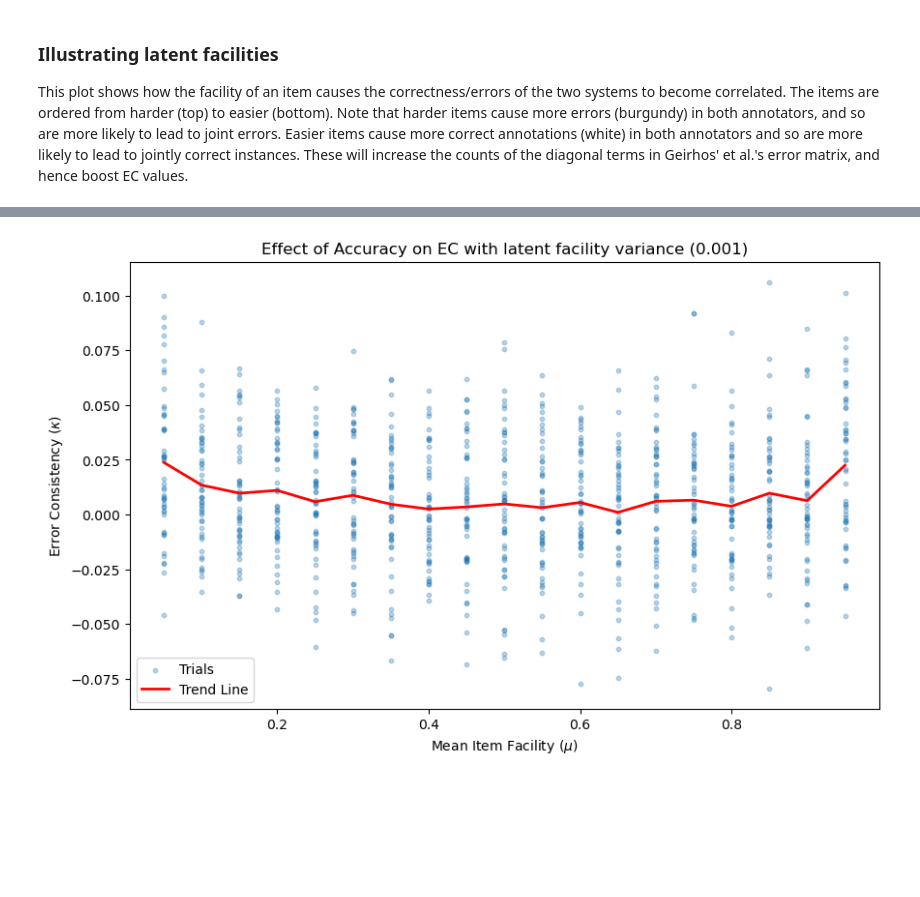
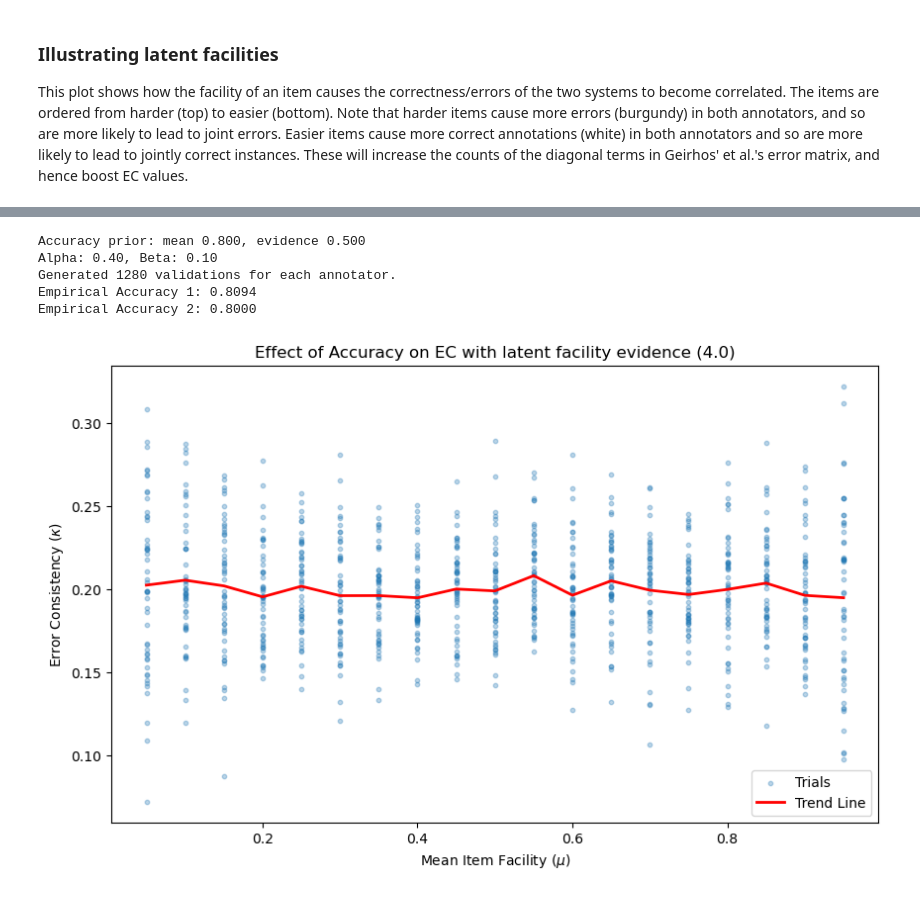
Before and after one commit to lukedickens/alignsim, a Jupyter notebook: notebooks/error_consistency_experiments.ipynb, the cells around one changed output, grey strips where cells are left out. Cells and saved outputs as stored; diff of their text form; code cells hidden in the pictures; blank space fills up the shorter version.

Commit message:
New experiments with fixed evidence rather than variance for latent facility.

```diff
--- a/notebooks/error_consistency_experiments.ipynb
+++ b/notebooks/error_consistency_experiments.ipynb
@@ -171,17 +250,40 @@ Below are a series of cells with the same fixed variance for all experiments in
+# %%
+
+# --- Example Usage ---
+# Aiming for a mean accuracy of 0.8 with a tight variance of 0.02
+N = 1280
+mean_acc = 0.8
+evidence = 0.5
+
+print(f"Accuracy prior: mean {mean_acc:.3f}, evidence {evidence:.3f}")
+dist = get_beta_dist_from_evidence(mean_acc, evidence)
+print(f"Alpha: {dist.args[0]:.2f}, Beta: {dist.args[1]:.2f}")
+
+p_samples, validations1, validations2  = generate_latent_bernoulli_results(N, dist)
+
+print(f"Generated {len(validations1)} validations for each annotator.")
+print(f"Empirical Accuracy 1: {np.mean(validations1):.4f}")
+print(f"Empirical Accuracy 2: {np.mean(validations2):.4f}")
+# %% [output]
+Accuracy prior: mean 0.800, evidence 0.500
+Alpha: 0.40, Beta: 0.10
+Generated 1280 validations for each annotator.
+Empirical Accuracy 1: 0.8094
+Empirical Accuracy 2: 0.8000
 # %%
 # Shared parameters
 means = np.linspace(0.05, 0.95, 19)
 N = 1280
 n_trials=50
 # %%
-fixed_variance = 0.001
-df_sim = run_facility_experiment(means, fixed_variance, N=N, n_trials=n_trials)
+fixed_evidence = 4.0
+df_sim = run_fixed_evidence_latent_facility_experiment(means, fixed_evidence, N=N, n_trials=n_trials)
 
 plot_latent_facility_ec_experiment(
         df_sim,
-        fixed_variance,
+        evidence=fixed_evidence,
         figsize=(10, 6)
 )
 # %% [output]
-[figure, old version]
+[figure, new version]
 # %%
```
Also changed, not shown: parts of 18 cells of this notebook, 3 other files.
